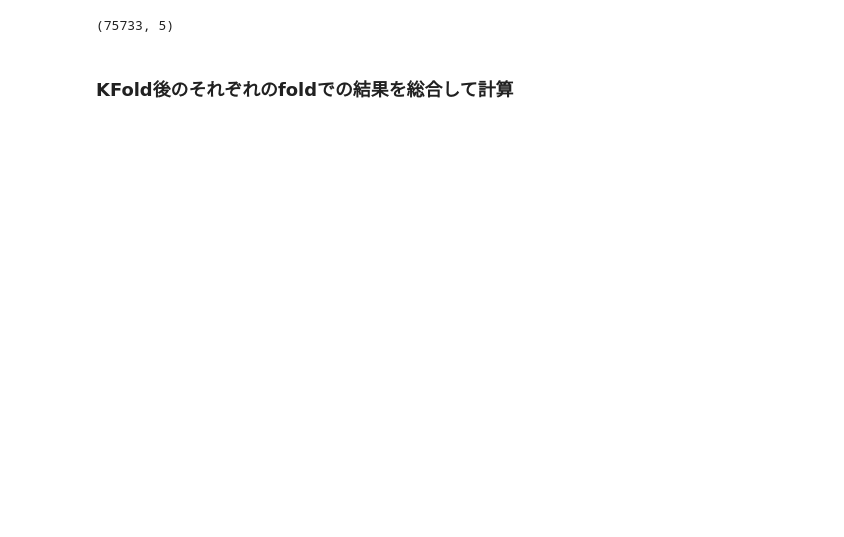
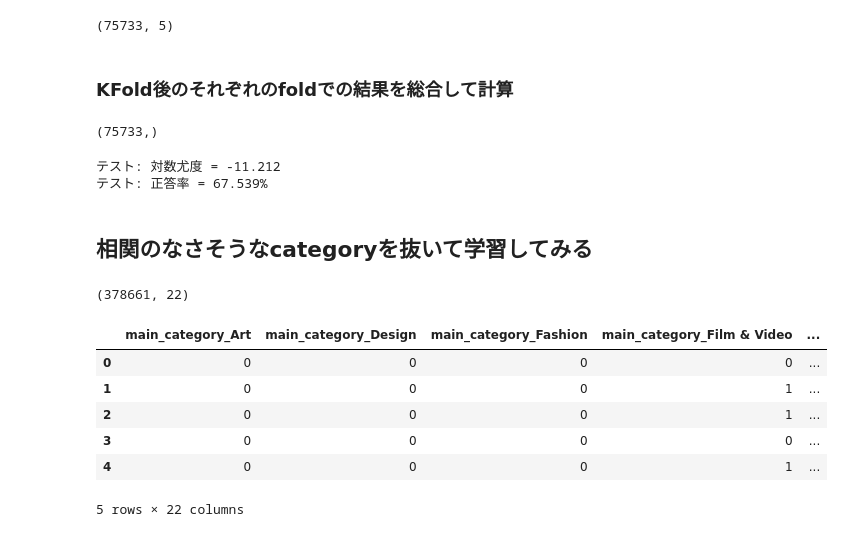
Before and after one commit to dychi/skillup-ai, a Jupyter notebook: kickstarter/Day2_work_山岡大地.ipynb, the cells around one changed output. Cells and saved outputs as stored; diff of their text form; code cells hidden in the pictures; blank space fills up the shorter version.

```diff
--- a/kickstarter/Day2_work_山岡大地.ipynb
+++ b/kickstarter/Day2_work_山岡大地.ipynb
@@ -131,6 +131,7 @@ df_date.head()
 # %%
 # 日付の差分を取る
 df_days = df_date['deadline'] - df_date['launched']
+df_days.name = 'days'
 df_days.head()
 # %% [output]
 0   58 days 11:47:32
@@ -575,9 +510,32 @@ Cross Validation 正答率 = 67.081
 # %%
 # 予測結果から合計して3以上を1,else 0→精度を再算出
 y_pred_test_sum = (y_pred_test.sum(axis=1) > 3) * 1
-display(y_pred_test_sum.shape, y_pred_test_sum[:5])
+display(y_pred_test_sum.shape)
 # テストデータに対する対数尤度を計算
 test_log_like = - log_loss(y_test, y_pred_test_sum)
 test_acc = accuracy_score(y_test, y_pred_test_sum)
 print("テスト: 対数尤度 = %s"%round(test_log_like, 3))
 print('テスト: 正答率 = {:.3f}%'.format(100 * test_acc))
+# %% [output]
+(75733,)
+テスト: 対数尤度 = -11.212
+テスト: 正答率 = 67.539%
+# %% [markdown]
+## 相関のなさそうなcategoryを抜いて学習してみる
+# %%
+# カテゴリカルな説明変数をone hot に変換
+x_df_one_hot = pd.get_dummies(x_df_cate_sum.drop('category', axis=1).iloc[:,:])
+x_df_one_hot.head()
+# 説明変数を結合
+x_df_sum = pd.concat([x_df_one_hot, df_days], axis=1)
+display(x_df_sum.shape)
+x_df_sum.head()
+# %% [output]
+(378661, 22)
+|  | main_category_Art | main_category_Design | main_category_Fashion | main_category_Film & Video | ... |
+| 0 | 0 | 0 | 0 | 0 | ... |
+| 1 | 0 | 0 | 0 | 1 | ... |
+| 2 | 0 | 0 | 0 | 1 | ... |
+| 3 | 0 | 0 | 0 | 0 | ... |
+| 4 | 0 | 0 | 0 | 1 | ... |
+5 rows × 22 columns
```
Also changed, not shown: parts of 54 cells of this notebook, 1 other file.
